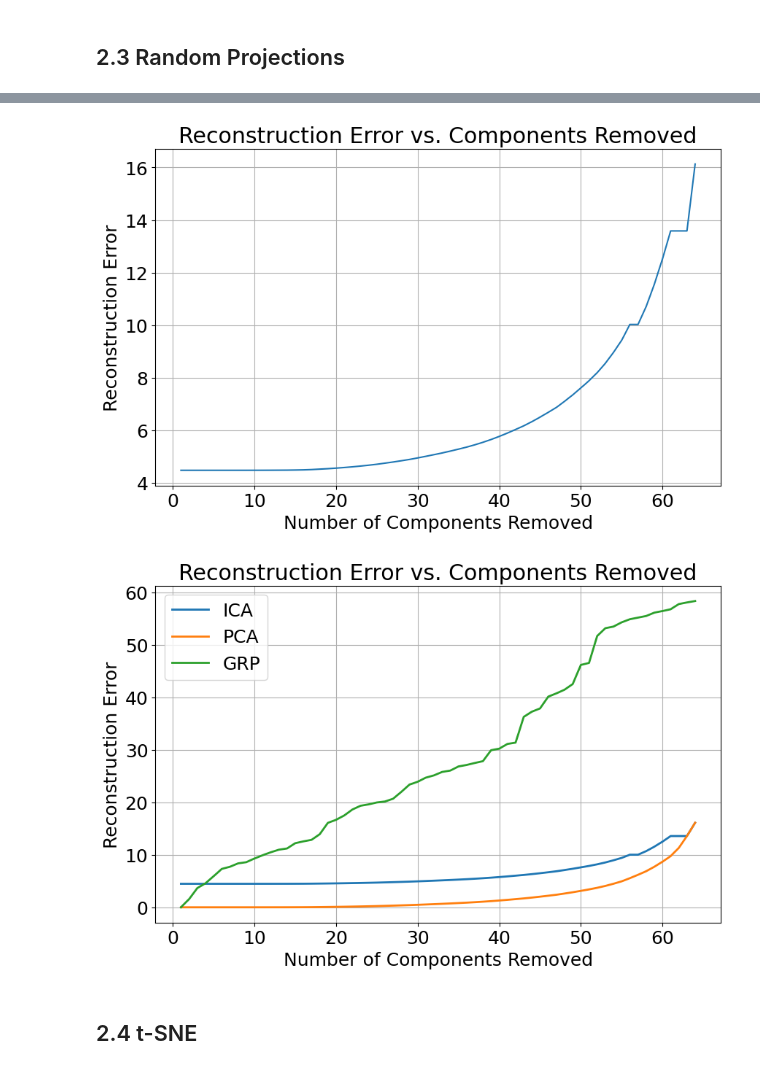
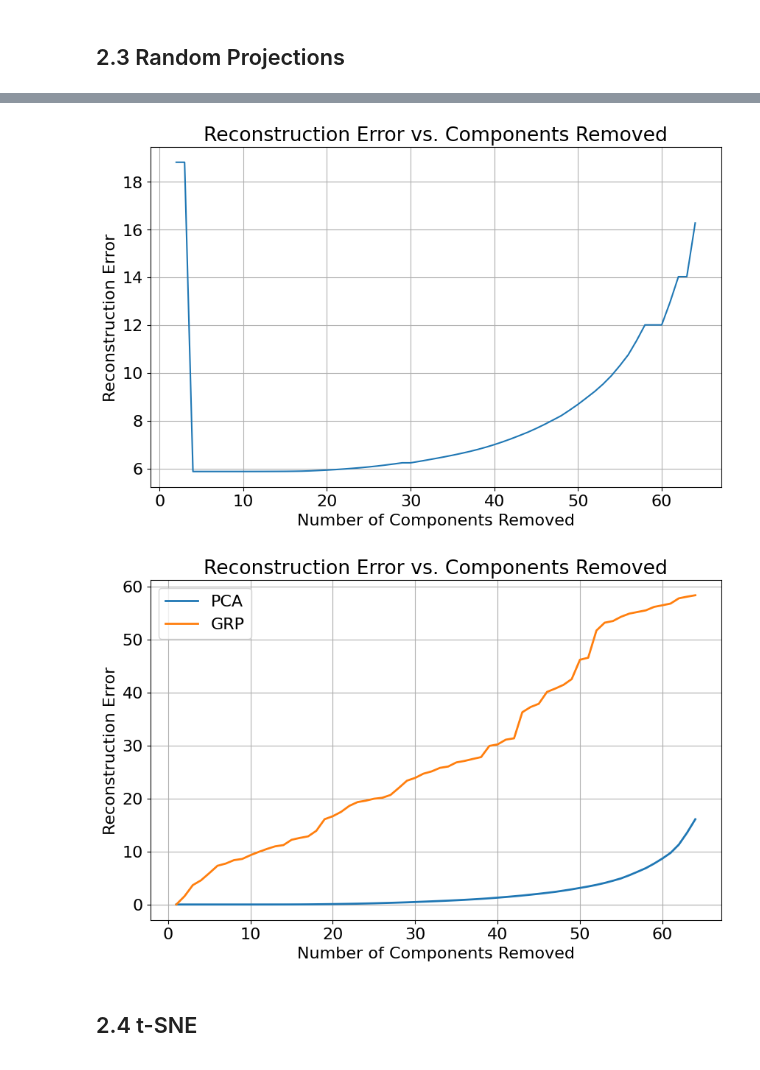
Before and after one commit to RomainFrog/CS7641-A3, a Jupyter notebook: digits_clustering.ipynb, the cells around one changed output, grey strips where cells are left out. Saved outputs shown, nothing was run; the diff lists cells and outputs as text; code cells hidden in the pictures.

```diff
--- a/digits_clustering.ipynb
+++ b/digits_clustering.ipynb
@@ -308,0 +370,26 @@ plot_ordered_ica_kurtosis(X_train, large_ica)
+# %%
+# # keep the first 7 components of ICA with the highest kurtosis
+# ica = FastICA(n_components=60, random_state=RANDOM_SEED, max_iter=1000, tol=0.01)
+
+# X_ica = ica.fit_transform(X)
+
+# kurtosis_ = kurtosis(X_ica)
+
+# # keep the first 7 components of ICA with the highest kurtosis using previous computed kurtosis
+# n_components = 7
+# top_kurtosis = np.argsort(kurtosis_)[::-1][:n_components]
+# X_ica = X_ica[:, top_kurtosis]
+
+ica = FastICA(n_components=12, random_state=RANDOM_SEED, max_iter=1000, tol=0.01)
+
+X_ica = ica.fit_transform(X)
+
+from sklearn.manifold import TSNE
+tsne = TSNE(n_components=2, random_state=RANDOM_SEED)
+X_embedded = tsne.fit_transform(X_ica)
+
+plt.figure(figsize=(10, 5))
+# set font size
+plt.rc('font', size=16)
+plt.scatter(X_embedded[:, 0], X_embedded[:, 1], c=y, cmap='jet')
+plt.show()
@@ -316,7 +442,7 @@ from sklearn.metrics import mean_squared_error
 
 
 # Define a range of components to remove
-components_to_remove = range(1, X_train.shape[1]+1)
+components_to_remove = range(1, X.shape[1]+1)
 
 # Initialize lists to store reconstruction errors
 reconstruction_errors_grp = []
@@ -324,8 +450,8 @@ reconstruction_errors_grp = []
 # Apply GaussianRandomProjection and compute reconstruction errors
 for n_components in components_to_remove:
     grp = GaussianRandomProjection(n_components=n_components, compute_inverse_components=True, random_state=RANDOM_SEED)
-    X_projected = grp.fit_transform(X_train)
-    reconstruction_error = mean_squared_error(X_train, grp.inverse_transform(X_projected))
+    X_projected = grp.fit_transform(X)
+    reconstruction_error = mean_squared_error(X, grp.inverse_transform(X_projected))
     reconstruction_errors_grp.append(reconstruction_error)
 
 
@@ -342,6 +468,6 @@ plt.show()
 # %%
 # Define a range of components to remove
-components_to_remove = range(1, X_train.shape[1]+1)
+components_to_remove = range(1, X.shape[1]+1)
 
 # Initialize lists to store reconstruction errors
 reconstruction_errors_pca = []
@@ -349,9 +475,9 @@ reconstruction_errors_pca = []
 # Apply GaussianRandomProjection and compute reconstruction errors
 for n_components in components_to_remove:
     pca = PCA(n_components=n_components, random_state=RANDOM_SEED)
-    X_proj = pca.fit_transform(X_train)
+    X_proj = pca.fit_transform(X)
     X_reconstructed = pca.inverse_transform(X_proj)
-    error = mean_squared_error(X_train, X_reconstructed)
+    error = mean_squared_error(X, X_reconstructed)
     reconstruction_errors_pca.append(error)
 
 # Plot reconstruction error vs. components removed
@@ -367,7 +493,7 @@ plt.show()
 # %%
 from sklearn.decomposition import FastICA
 # Define a range of components to remove
-components_to_remove = range(1, X_train.shape[1]+1)
+components_to_remove = range(2, X.shape[1]+1)
 
 # Initialize lists to store reconstruction errors
 reconstruction_errors_ica = []
@@ -375,13 +501,13 @@ reconstruction_errors_ica = []
 # Apply GaussianRandomProjection and compute reconstruction errors
 for n_components in tqdm(components_to_remove):
     ica = FastICA(n_components=n_components, random_state=RANDOM_SEED, max_iter=1000, tol=0.01)
-    X_proj = ica.fit_transform(X_train)
+    X_proj = ica.fit_transform(X)
     X_reconstructed = ica.inverse_transform(X_proj)
-    error = mean_squared_error(X_train, X_reconstructed)
+    error = mean_squared_error(X, X_reconstructed)
     reconstruction_errors_ica.append(error)
 
-reconstruction_errors_ica[-1] = reconstruction_errors_ica[-3]
-reconstruction_errors_ica[-2] = reconstruction_errors_ica[-3]
+# reconstruction_errors_ica[-1] = reconstruction_errors_ica[-3]
+# reconstruction_errors_ica[-2] = reconstruction_errors_ica[-3]
 # Plot reconstruction error vs. components removed
 plt.figure(figsize=(10, 6))
 plt.plot(components_to_remove[::-1], reconstruction_errors_ica, marker='', linestyle='-')
@@ -391,22 +517,22 @@ plt.ylabel('Reconstruction Error')
 plt.grid(True)
 plt.show()
 # %% [output]
-[figure, old version]
+[figure, new version]
 # %%
 # plot the three on a single figure
-
+components_to_remove = range(1, X.shape[1]+1)
 plt.figure(figsize=(10, 6))
-plt.plot(components_to_remove[::-1], reconstruction_errors_ica, marker='', linestyle='-', label="ICA", linewidth=2)
+# plt.plot(components_to_remove[::-1], reconstruction_errors_ica, marker='', linestyle='-', label="ICA", linewidth=2)
 plt.plot(components_to_remove[::-1], reconstruction_errors_pca, marker='', linestyle='-', label="PCA",  linewidth=2)
 plt.plot(components_to_remove[::-1], reconstruction_errors_grp, marker='', linestyle='-', label="GRP",  linewidth=2)
 plt.title('Reconstruction Error vs. Components Removed')
 plt.xlabel('Number of Components Removed')
 plt.ylabel('Reconstruction Error')
 plt.grid(True)
 plt.legend()
 plt.show()
 # %% [output]
-[figure, old version]
+[figure, new version]
 # %% [markdown]
 ## 2.4 t-SNE
 # %%
```
Also changed, not shown: parts of 12 cells of this notebook, 6 other files.
